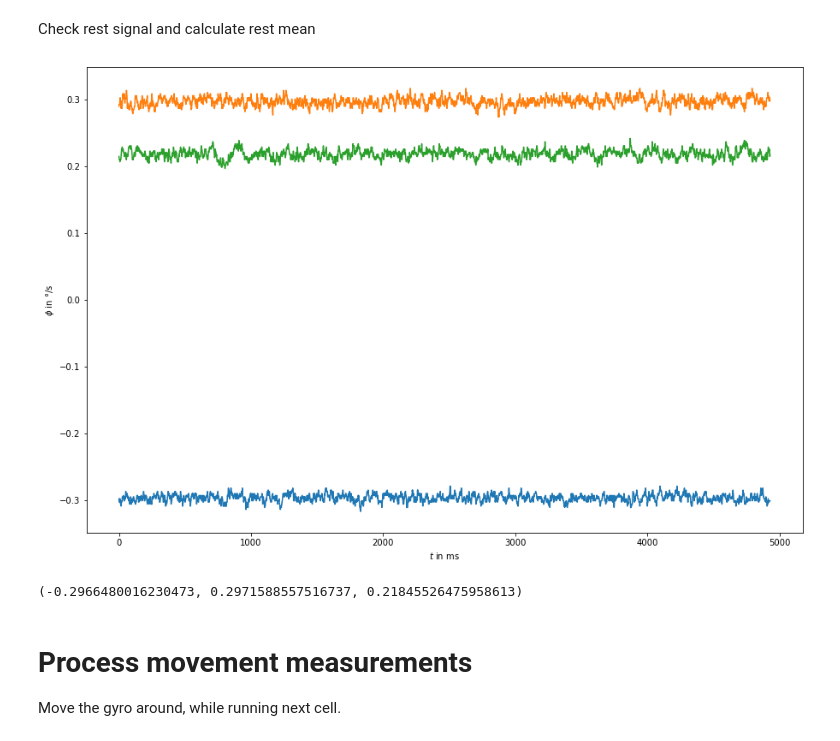
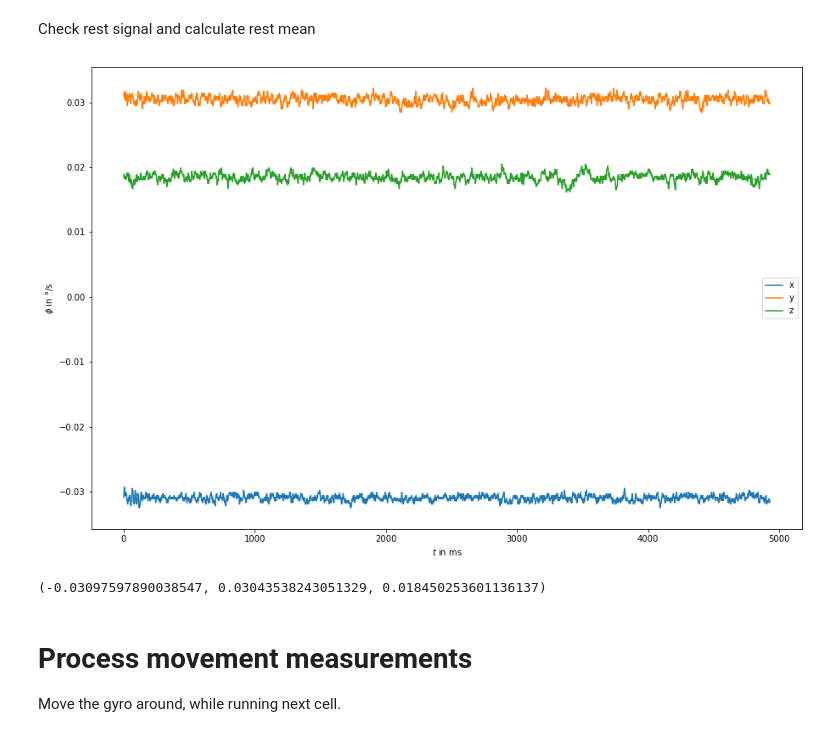
Before and after one commit to helo9/zephly, a Jupyter notebook: samples/tuning/gyro/nb01_analyse_gyro_output.ipynb, the cells around one changed output. Saved outputs shown, nothing was run; the diff lists cells and outputs as text; code cells hidden in the pictures.

Commit message:
sampe: tune: fix GYRO divider

```diff
--- a/samples/tuning/gyro/nb01_analyse_gyro_output.ipynb
+++ b/samples/tuning/gyro/nb01_analyse_gyro_output.ipynb
@@ -9,7 +9,7 @@ plt.rcParams["figure.figsize"] = (15,10)
 # Define ctypes classes to unpack data
 # %%
 MSG_LEN = 10
-GYRO_DIV = 1000.0
+GYRO_DIV = 10000.0
 
 # TODO fix decomposing y and z values .. see https://bugs.python.org/issue29753
 class Values(LittleEndianStructure):
@@ -122,16 +122,17 @@ Check rest signal and calculate rest mean
 # %%
 plt.figure()
 
 ts_zero = ts - ts[0]
 
 plt.plot(ts_zero, gyro_x, label="x")
-plt.plot(ts_zero, gyro_y)
-plt.plot(ts_zero, gyro_z)
+plt.plot(ts_zero, gyro_y, label="y")
+plt.plot(ts_zero, gyro_z, label="z")
 plt.xlabel("$t$ in ms")
 plt.ylabel("$\phi$ in °/s")
+plt.legend()
 plt.show()
 # %% [output]
-[figure, old version]
+[figure, new version]
 # %%
 gyro_x_mean = np.mean(gyro_x)
 gyro_y_mean = np.mean(gyro_y)
@@ -139,7 +140,7 @@ gyro_z_mean = np.mean(gyro_z)
 
 gyro_x_mean, gyro_y_mean, gyro_z_mean
 # %% [output]
-(-0.2966480016230473, 0.2971588557516737, 0.21845526475958613)
+(-0.03097597890038547, 0.03043538243051329, 0.018450253601136137)
 # %% [markdown]
 # Process movement measurements
 
```
Also changed, not shown: parts of 2 cells of this notebook, 1 other file.
